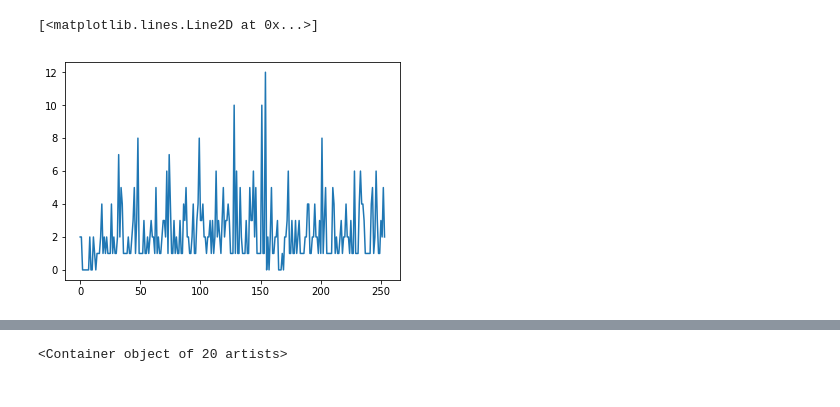
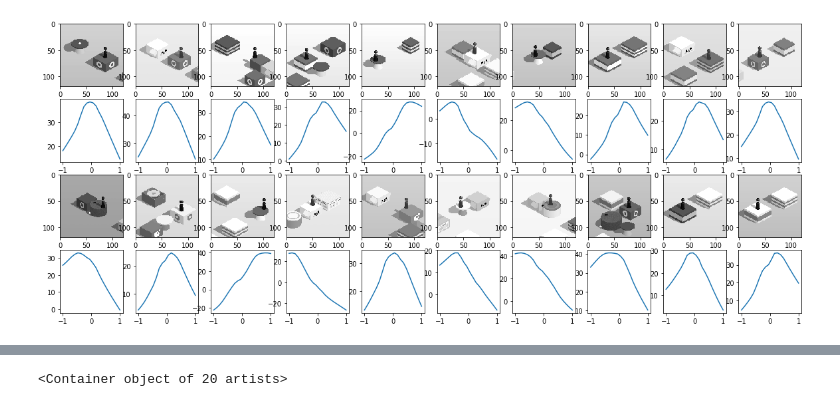
Before and after one commit to wptoux/deep-tiaotiao, a Jupyter notebook: DDPG.ipynb, the cells around one changed output, grey strips where cells are left out. Drawn from its saved outputs; the diff is of its cells as text; code cells hidden in the pictures.

```diff
--- a/DDPG.ipynb
+++ b/DDPG.ipynb
@@ -259,6 +259,13 @@ class CriticNetwork(object):
         model.compile(loss='mean_squared_error', optimizer=Nadam(lr=self.LEARNING_RATE))
 
         return model, state_inputs, action_inputs
+# %%
+class OU(object):
+
+    def function(self, x, mu, theta, sigma):
+        return theta * (mu - x) + sigma * np.random.randn(1)[0]
+
+OU = OU()
 # %%
 class Agent:
     def __init__(self, env):
@@ -266,7 +273,7 @@ class Agent:
         self.memory = []
 
         self.GAMMA = 0.99
-        self.TAU = 0.001     #Target Network HyperParameters
+        self.TAU = 1     #Target Network HyperParameters
         self.LRA = 0.0001    #Learning rate for Actor
         self.LRC = 0.001     #Lerning rate for Critic
 
@@ -276,8 +283,8 @@ class Agent:
         self.done = False
         self.step = 0
         self.epsilon = 1
-        self.epsilon_decay = .97
-        self.epsilon_min = 0
+        self.epsilon_decay = .99
+        self.epsilon_min = 0.1
         self.indicator = 0
 
         #Tensorflow GPU optimization
@@ -299,9 +306,9 @@ class Agent:
 
 
     def act(self, state):
-        noise = random.gauss(mu=0,sigma=0.5) * self.epsilon
+        act = self.actor.model.predict_on_batch(np.expand_dims(state,0))[0][0]
 
-        act = self.actor.model.predict_on_batch(np.expand_dims(state,0))[0][0]
+        noise = self.epsilon * OU.function(act, 0, 0.5, 0.5)
 
         print('act:',act,'noise:',noise,'sum:',act+noise)
 
@@ -309,6 +316,17 @@ class Agent:
 
 
     def replay(self):
+        if len(self.memory) < 64:
+            self.mem_len = 32
+        elif len(self.memory) < 128:
+            self.mem_len = 64
+        elif len(self.memory) < 256:
+            self.mem_len = 128
+        elif len(self.memory) < 512:
+            self.mem_len = 256
+        else:
+            self.mem_len = 512
+
         mem = self.memory[-self.mem_len:]
 
         n_batch = min(self.BATCH_SIZE, len(mem))
@@ -463,0 +494,10 @@ KeyboardInterrupt:
+# %%
+ag1 = Agent(env)
+ag1.memory = agent.memory
+ag1.LRC = 0.02
+
+for i in range(50):
+    loss = 0
+    for i in range(50):
+        loss += ag1.replay()
+    print(loss / 50)
@@ -469,16 +516,18 @@ pickle.dump(agent.memory,open('./tmp/ddpg_mem.m','wb'))
-# %%
-plt.plot(range(len(scores)),scores)
-# %% [output]
-[<matplotlib.lines.Line2D at 0x...>]
-[figure, removed]
 # %%
 f, axes = plt.subplots(4,10,figsize=(20,8))
 
 for i in range(4):
     for j in range(10):
         if i % 2 == 0:
             state = random.choice(agent.memory)[0]
             pic = state[50:170,:,0]
             axes[i][j].imshow(pic, cmap='gray')
 
-            axes[i+1][j].bar(agent.env.action_space,agent.model.predict(np.expand_dims(state,0))[0])
+            action_space = np.linspace(-1,1,20)
+            reward = np.zeros_like(action_space)
+            for k in range(action_space.shape[0]):
+                reward[k] = agent.critic.target_model.predict_on_batch(
+                    [np.expand_dims(state,0), np.expand_dims(np.expand_dims(action_space[k],0),0)])[0][0]
+            axes[i+1][j].plot(action_space, reward)
+# %% [output]
+[figure, added]
```
Also changed, not shown: parts of 12 cells of this notebook, 3 other files.
